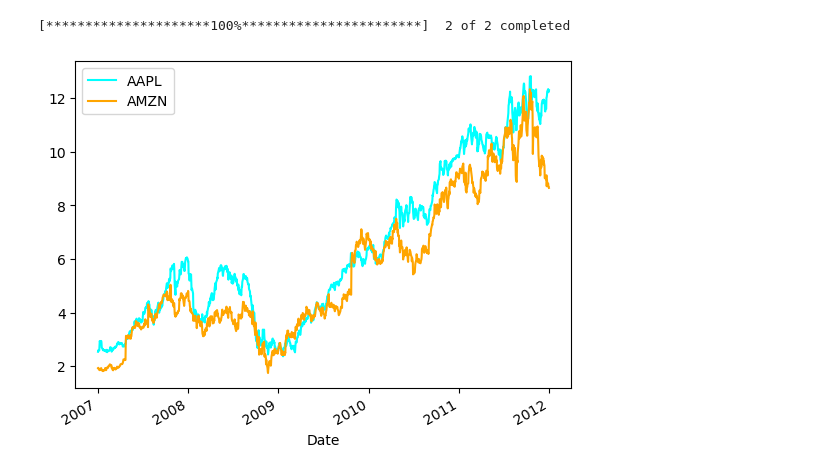
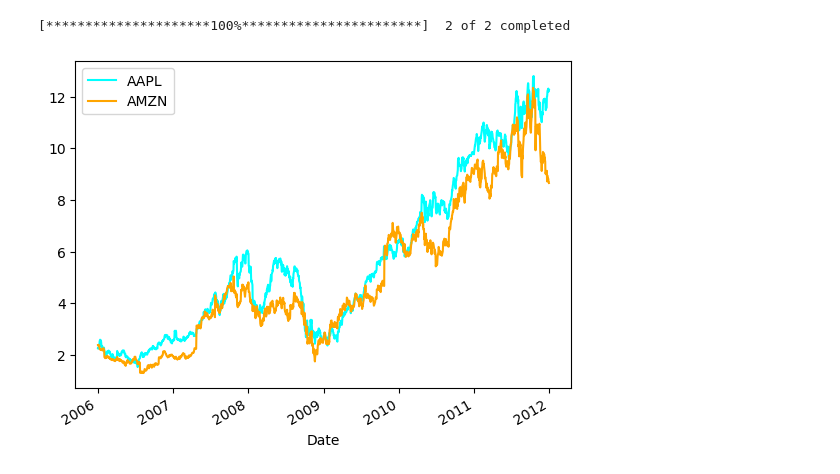
Before and after one commit to boraoku/jupyter-notebooks, a Jupyter notebook: TSLA_crash+course01AI.ipynb, the cells around one changed output. Cells and saved outputs as stored; diff of their text form; code cells hidden in the pictures.

```diff
--- a/TSLA_crash+course01AI.ipynb
+++ b/TSLA_crash+course01AI.ipynb
@@ -11,20 +11,20 @@ import pandas as pd
 from pandas.tseries.offsets import DateOffset
 # %%
 # Get the stock data specifying the stock ticker, start date, and end date
-startDate = '2007-01-01'
+startDate = '2006-01-01'
 endDate = '2012-01-01'
 data = yf.download(['AMZN', 'AAPL'], startDate, endDate)
 
 # Plot the adjusted close prices
 prices = data["Adj Close"]
 ax = prices.plot.line(color={'AAPL': 'cyan', 'AMZN': 'orange'})
 
 # Seperate stock data
 amazon = prices["AMZN"]
 apple = prices["AAPL"]
 # %% [output]
 [*********************100%***********************]  2 of 2 completed
-[figure, old version]
+[figure, new version]
 # %%
 # Get the stock data specifying the stock ticker, start date, and end date
 tstartDate = '2020-01-01'
```
Also changed, not shown: parts of 5 cells of this notebook, 2 other files.
